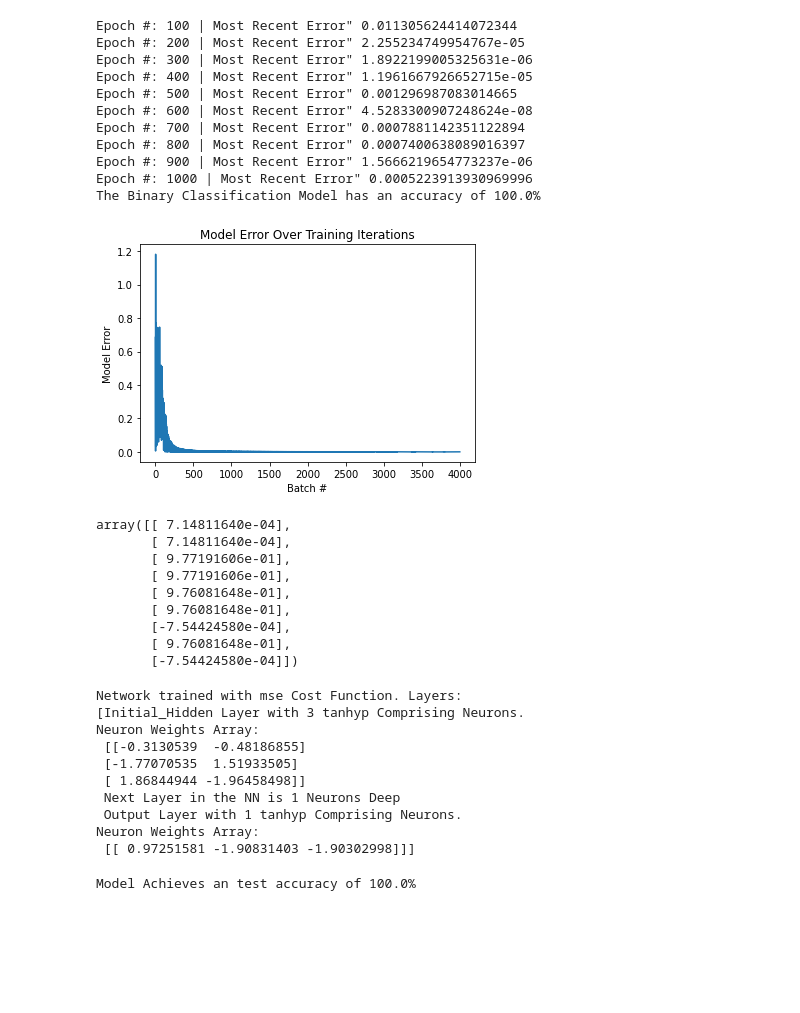
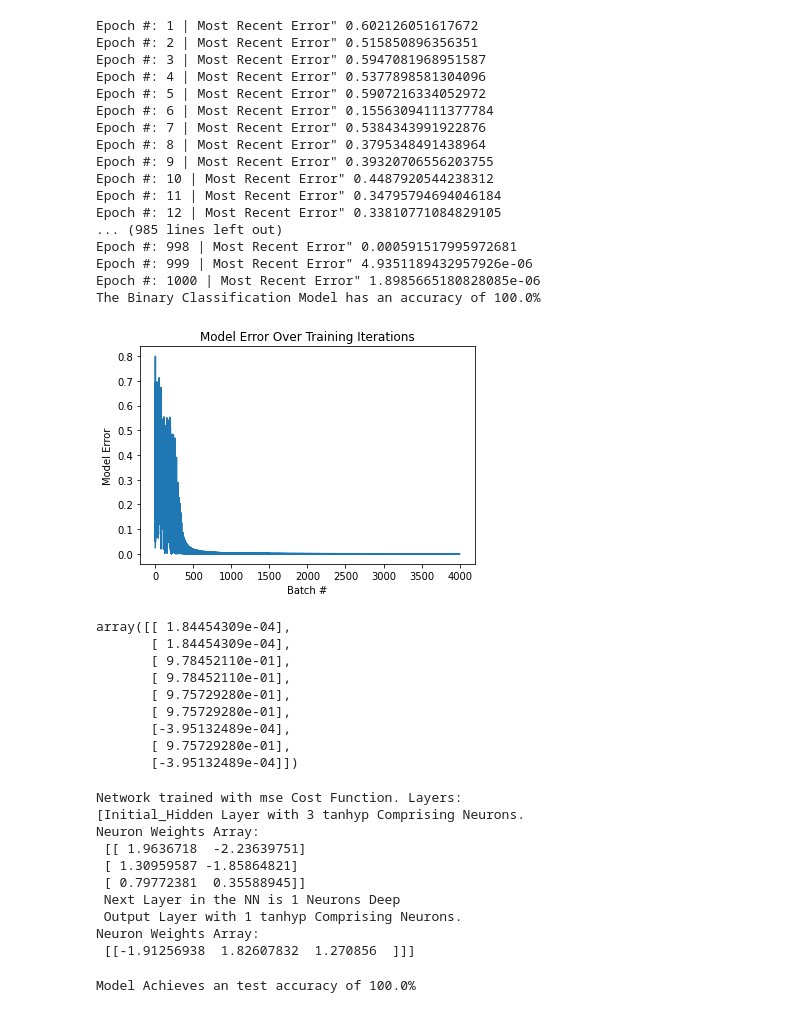
Before and after one commit to jonwill8/VAIL_CODE, a Jupyter notebook: ANN_From_Scratch/model_notebook.ipynb, the cells around one changed output. Cells and saved outputs as stored; diff of their text form; code cells hidden in the pictures; blank space fills up the shorter version.

Commit message:
Updating notebook which has functioning model

```diff
--- a/ANN_From_Scratch/model_notebook.ipynb
+++ b/ANN_From_Scratch/model_notebook.ipynb
@@ -5,55 +5,61 @@ import matplotlib.pyplot as plt
 # %%
 # setting up test/train data arrays #CLEAN UP AND CHECK FOR ACCURACY
 X_train = np.array([[0, 0], [1, 0], [0, 1], [1, 1]])
 Y_train = np.array([[0], [1], [1], [0]])
 Y_train_2 = np.array([[0], [0], [0], [1]])
 X_test = np.array([[0, 0], [0, 0], [0, 1], [0, 1], [1, 0], [1, 0], [1, 1], [1, 0], [1, 1]])
 Y_test = np.array([[0], [0], [1], [1], [1], [1], [0], [1], [0]])
 Y_test_2 = np.array([[0], [0], [0], [0], [0], [0], [1], [0], [1]])
 
 
 # creating model object
 model = Network('mse', X_train, Y_train, X_test, Y_test, x_features=2, epoch_num=1000,
-                layer_num=2, layer_depths=[3,1], learn_rate=0.1,print_error_iteration=100)
+                layer_num=2, layer_depths=[3,1], learn_rate=0.1)
 
 model.add_Layer('tanhyp', 'initial_hidden')
 
 # adding output layer
 model.add_Layer('tanhyp', 'output')
 
 # training model
 model.train()
 
 # plotting model error while training
-model.plot_train_error(print_error=False)
+model.plot_train_error()
 
 # testing model classification abilities
 model.test_binary_classification()
 
 #showing model prediction for a given input vector
 model.predict(X_test)
 # %% [output]
-Epoch #: 100 | Most Recent Error" 0.011305624414072344
-Epoch #: 200 | Most Recent Error" 2.255234749954767e-05
-Epoch #: 300 | Most Recent Error" 1.8922199005325631e-06
-Epoch #: 400 | Most Recent Error" 1.1961667926652715e-05
-Epoch #: 500 | Most Recent Error" 0.001296987083014665
-Epoch #: 600 | Most Recent Error" 4.5283300907248624e-08
-Epoch #: 700 | Most Recent Error" 0.0007881142351122894
-Epoch #: 800 | Most Recent Error" 0.0007400638089016397
-Epoch #: 900 | Most Recent Error" 1.5666219654773237e-06
-Epoch #: 1000 | Most Recent Error" 0.0005223913930969996
+Epoch #: 1 | Most Recent Error" 0.602126051617672
+Epoch #: 2 | Most Recent Error" 0.515850896356351
+Epoch #: 3 | Most Recent Error" 0.5947081968951587
+Epoch #: 4 | Most Recent Error" 0.5377898581304096
+Epoch #: 5 | Most Recent Error" 0.5907216334052972
+Epoch #: 6 | Most Recent Error" 0.15563094111377784
+Epoch #: 7 | Most Recent Error" 0.5384343991922876
+Epoch #: 8 | Most Recent Error" 0.3795348491438964
+Epoch #: 9 | Most Recent Error" 0.39320706556203755
+Epoch #: 10 | Most Recent Error" 0.4487920544238312
+Epoch #: 11 | Most Recent Error" 0.34795794694046184
+Epoch #: 12 | Most Recent Error" 0.33810771084829105
+... (985 lines left out)
+Epoch #: 998 | Most Recent Error" 0.000591517995972681
+Epoch #: 999 | Most Recent Error" 4.9351189432957926e-06
+Epoch #: 1000 | Most Recent Error" 1.8985665180828085e-06
 The Binary Classification Model has an accuracy of 100.0%
-[figure, old version]
+[figure, new version]
-array([[ 7.14811640e-04],
-       [ 7.14811640e-04],
-       [ 9.77191606e-01],
-       [ 9.77191606e-01],
-       [ 9.76081648e-01],
-       [ 9.76081648e-01],
-       [-7.54424580e-04],
-       [ 9.76081648e-01],
-       [-7.54424580e-04]])
+array([[ 1.84454309e-04],
+       [ 1.84454309e-04],
+       [ 9.78452110e-01],
+       [ 9.78452110e-01],
+       [ 9.75729280e-01],
+       [ 9.75729280e-01],
+       [-3.95132489e-04],
+       [ 9.75729280e-01],
+       [-3.95132489e-04]])
 # %%
 #optimized homebrew model params
 print(model)
@@ -61,13 +67,13 @@ print(model)
 Network trained with mse Cost Function. Layers:
 [Initial_Hidden Layer with 3 tanhyp Comprising Neurons.
 Neuron Weights Array:
- [[-0.3130539  -0.48186855]
- [-1.77070535  1.51933505]
- [ 1.86844944 -1.96458498]]
+ [[ 1.9636718  -2.23639751]
+ [ 1.30959587 -1.85864821]
+ [ 0.79772381  0.35588945]]
  Next Layer in the NN is 1 Neurons Deep
  Output Layer with 1 tanhyp Comprising Neurons.
 Neuron Weights Array:
- [[ 0.97251581 -1.90831403 -1.90302998]]]
+ [[-1.91256938  1.82607832  1.270856  ]]]
 # %%
 from sklearn.neural_network import MLPClassifier
 
```
Also changed, not shown: parts of 2 cells of this notebook, 1 other file.
